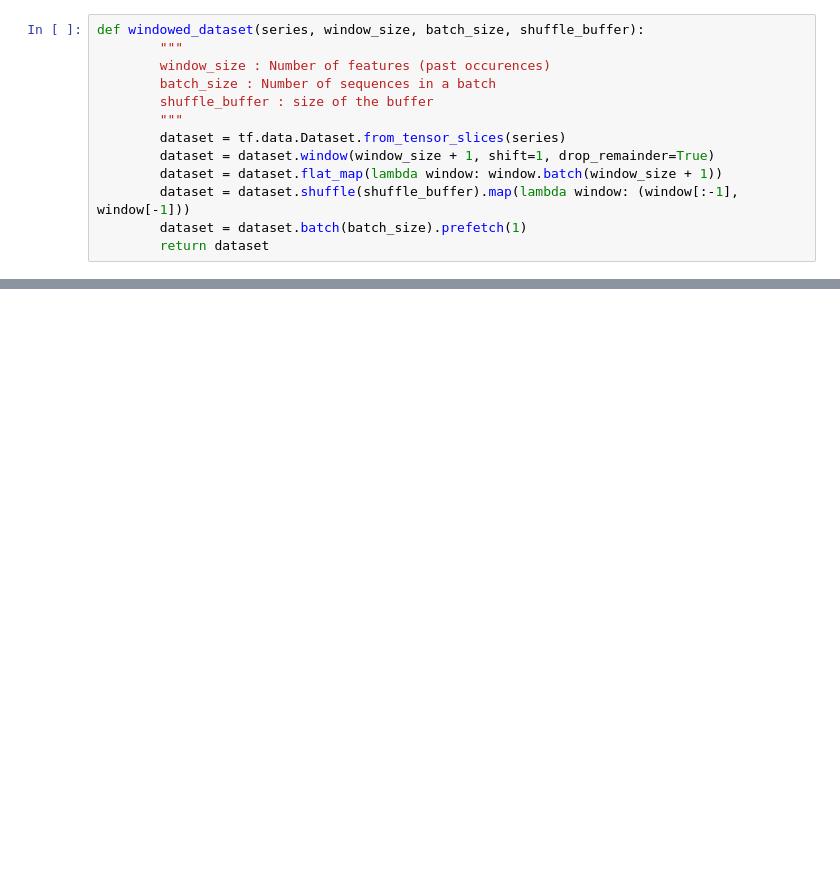
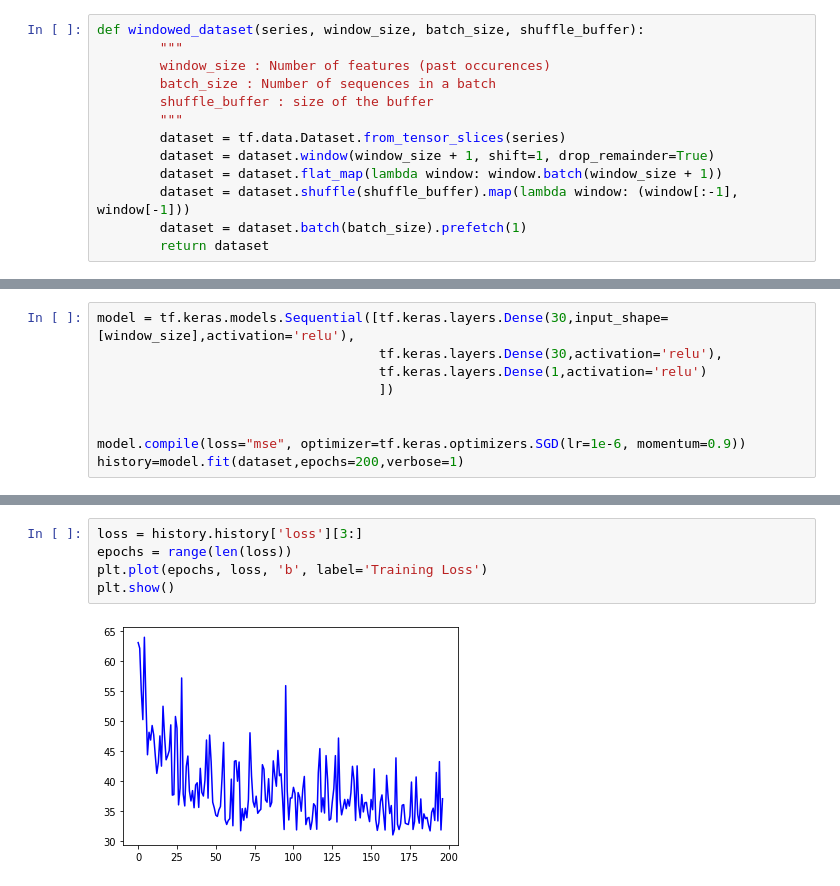
Before and after one commit to yacinebouaouni/Tensorflow-Certification, a Jupyter notebook: Timeseries/Stocks-Prediction.ipynb, the cells around one changed output, grey strips where cells are left out. Saved outputs shown, nothing was run; the diff lists cells and outputs as text; blank space fills up the shorter version.

```diff
--- a/Timeseries/Stocks-Prediction.ipynb
+++ b/Timeseries/Stocks-Prediction.ipynb
@@ -123,0 +111,9 @@ prices[2001]
+# %%
+model = tf.keras.models.Sequential([tf.keras.layers.Dense(30,input_shape=[window_size],activation='relu'),
+                                    tf.keras.layers.Dense(30,activation='relu'),
+                                    tf.keras.layers.Dense(1,activation='relu')
+                                    ])
+
+
+model.compile(loss="mse", optimizer=tf.keras.optimizers.SGD(lr=1e-6, momentum=0.9))
+history=model.fit(dataset,epochs=200,verbose=1)
@@ -123,0 +138,7 @@ prices[2001]
+# %%
+loss = history.history['loss'][3:]
+epochs = range(len(loss))
+plt.plot(epochs, loss, 'b', label='Training Loss')
+plt.show()
+# %% [output]
+[figure, added]
```
Also changed, not shown: parts of 22 cells of this notebook.
